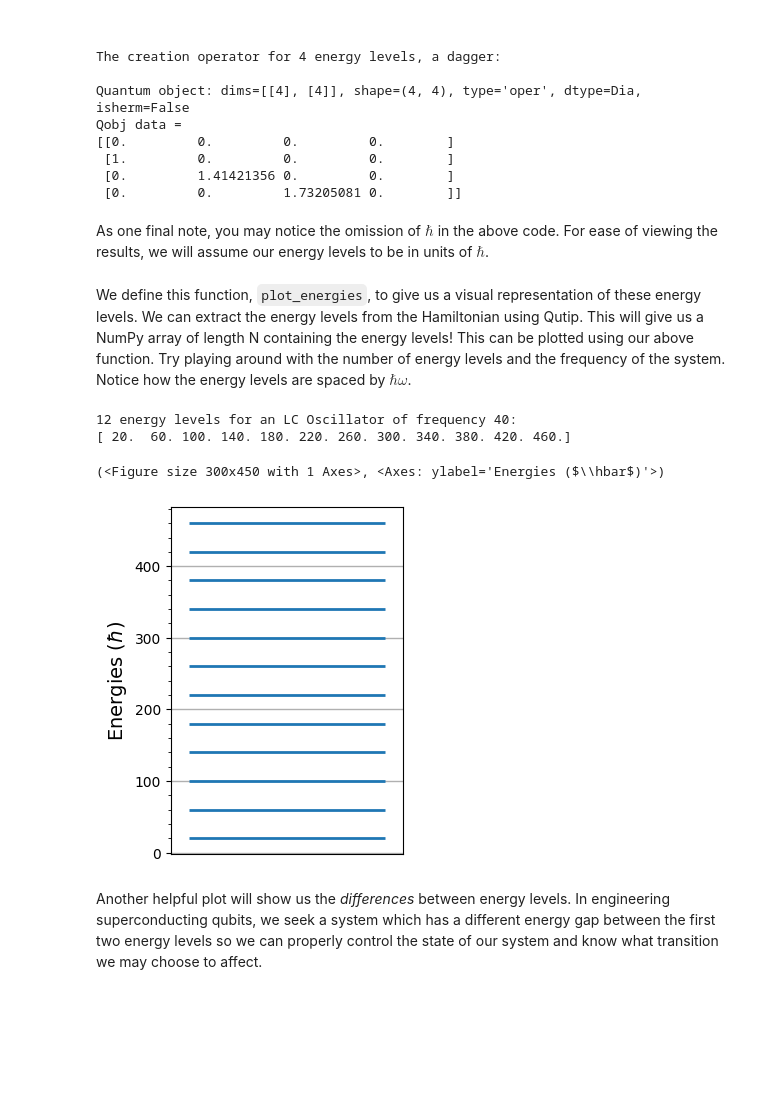
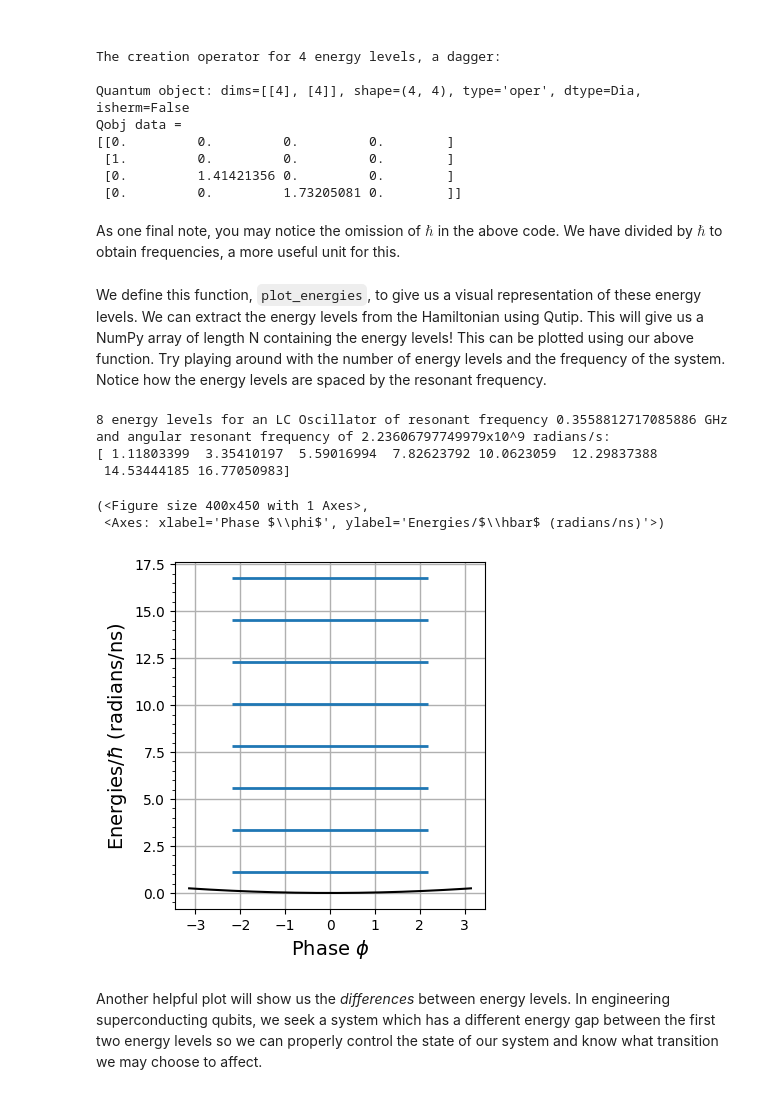
Before and after one commit to Khosmos3/Superconducting-Qubits, a Jupyter notebook: superconducting.ipynb, the cells around one changed output. Cells and saved outputs as stored; diff of their text form; code cells hidden in the pictures; blank space fills up the shorter version.

Commit message:
some stuff for potential for LC

````diff
--- a/superconducting.ipynb
+++ b/superconducting.ipynb
@@ -71,36 +71,48 @@ Qobj data =
  [0.         1.41421356 0.         0.        ]
  [0.         0.         1.73205081 0.        ]]
 # %% [markdown]
-As one final note, you may notice the omission of $\hbar$ in the above code. For ease of viewing the results, we will assume our energy levels to be in units of $\hbar$.
+As one final note, you may notice the omission of $\hbar$ in the above code. We have divided by $\hbar$ to obtain frequencies, a more useful unit for this.
 # %%
 """
 Plots a set of provided energy levels
 """
-def plot_energies(energies):
-    fig, ax = plt.subplots(figsize=(3,4.5))
-    ax.scatter([1]*len(energies), energies, marker="_", s=20000, linewidth=2, zorder=3)
-    ax.set_ylabel(r'Energies ($\hbar$)', fontsize=14)
+def plot_energies(energies, w=False):
+    fig, ax = plt.subplots(figsize=(4,4.5))
+
+    if (w):
+        p = np.linspace(-np.pi, np.pi, 200)
+        k = 1/20 # Potential of QHO
+        ax.plot(p, 0.5*k*(p**2), label="Potential of the JJ", color="black")
+        ax.set_xlabel(r'Phase $\phi$', fontsize=14)
+    else:
+        ax.axes.get_xaxis().set_visible(False)
+
+    ax.scatter([0]*len(energies), energies, marker="_", s=20000, linewidth=2, zorder=3)
+    ax.set_ylabel(r'Energies/$\hbar$ (radians/ns)', fontsize=14)
     ax.grid(linestyle='-', linewidth=1)
-    ax.set_xticks([])
     ax.yaxis.set_minor_locator(AutoMinorLocator())
 
     return fig, ax
 # %% [markdown]
-We define this function, ```plot_energies```, to give us a visual representation of these energy levels. We can extract the energy levels from the Hamiltonian using Qutip. This will give us a NumPy array of length N containing the energy levels! This can be plotted using our above function. Try playing around with the number of energy levels and the frequency of the system. Notice how the energy levels are spaced by $\hbar\omega$.
+We define this function, ```plot_energies```, to give us a visual representation of these energy levels. We can extract the energy levels from the Hamiltonian using Qutip. This will give us a NumPy array of length N containing the energy levels! This can be plotted using our above function. Try playing around with the number of energy levels and the frequency of the system. Notice how the energy levels are spaced by the resonant frequency.
 # %%
-w = 40 # 40 Hz
-N = 12
+L = 20 # Inductance (nH)
+C = 10 * 10**-3 # Capacitance (nF)
+w = 1 / np.sqrt(L*C) # Angular Resonant Frequency (a lotta radians/s)
+N = 8
 
 energies = (np.array(lc_oscillator(w, N).eigenenergies()))
 
-print(f"{N} energy levels for an LC Oscillator of frequency {w}:\n{energies}")
+print(f"{N} energy levels for an LC Oscillator of resonant frequency {w/(2*np.pi)} GHz and angular resonant frequency of {w}x10^9 radians/s:\n{energies}")
 
-plot_energies(energies)
+plot_energies(energies, w)
 # %% [output]
-12 energy levels for an LC Oscillator of frequency 40:
-[ 20.  60. 100. 140. 180. 220. 260. 300. 340. 380. 420. 460.]
+8 energy levels for an LC Oscillator of resonant frequency 0.3558812717085886 GHz and angular resonant frequency of 2.23606797749979x10^9 radians/s:
+[ 1.11803399  3.35410197  5.59016994  7.82623792 10.0623059  12.29837388
+ 14.53444185 16.77050983]
-(<Figure size 300x450 with 1 Axes>, <Axes: ylabel='Energies ($\\hbar$)'>)
+(<Figure size 400x450 with 1 Axes>,
+ <Axes: xlabel='Phase $\\phi$', ylabel='Energies/$\\hbar$ (radians/ns)'>)
-[figure, old version]
+[figure, new version]
 # %% [markdown]
 Another helpful plot will show us the *differences* between energy levels. In engineering superconducting qubits, we seek a system which has a different energy gap between the first two energy levels so we can properly control the state of our system and know what transition we may choose to affect.
 # %%
````
Also changed, not shown: parts of 4 cells of this notebook.
